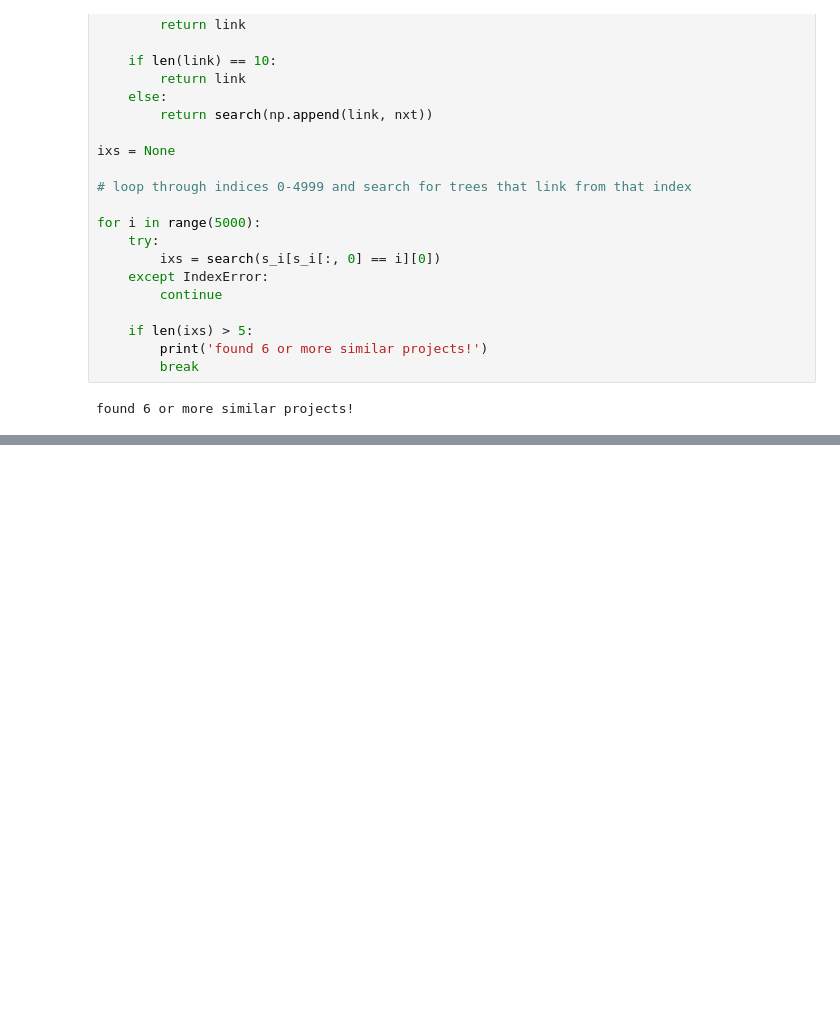
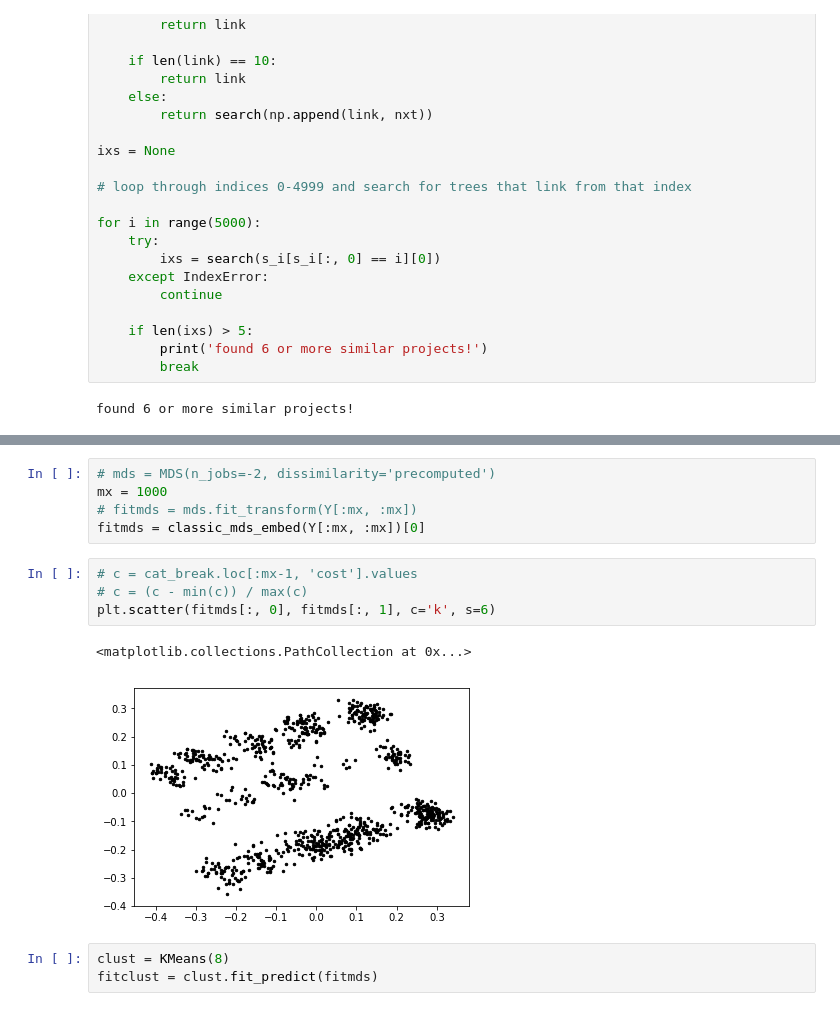
Before and after one commit to mikeona120/MATH189_Final, a Jupyter notebook: similar_projects.ipynb, the cells around one changed output, grey strips where cells are left out. Drawn from its saved outputs; the diff is of its cells as text; blank space fills up the shorter version.

```diff
--- a/similar_projects.ipynb
+++ b/similar_projects.ipynb
@@ -338,0 +392,15 @@ cat_break.loc[ixs]
+# %%
+# mds = MDS(n_jobs=-2, dissimilarity='precomputed')
+mx = 1000
+# fitmds = mds.fit_transform(Y[:mx, :mx])
+fitmds = classic_mds_embed(Y[:mx, :mx])[0]
+# %%
+# c = cat_break.loc[:mx-1, 'cost'].values
+# c = (c - min(c)) / max(c)
+plt.scatter(fitmds[:, 0], fitmds[:, 1], c='k', s=6)
+# %% [output]
+<matplotlib.collections.PathCollection at 0x...>
+[figure, added]
+# %%
+clust = KMeans(8)
+fitclust = clust.fit_predict(fitmds)
```
Also changed, not shown: parts of 12 cells of this notebook, 1 other file.
